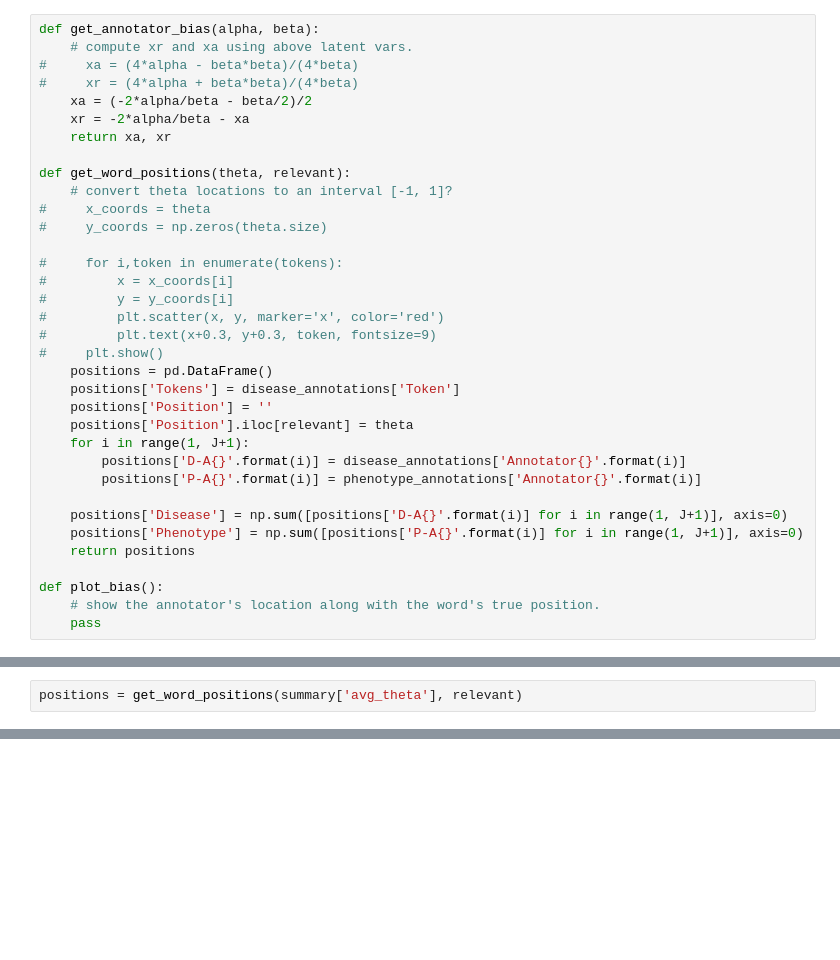
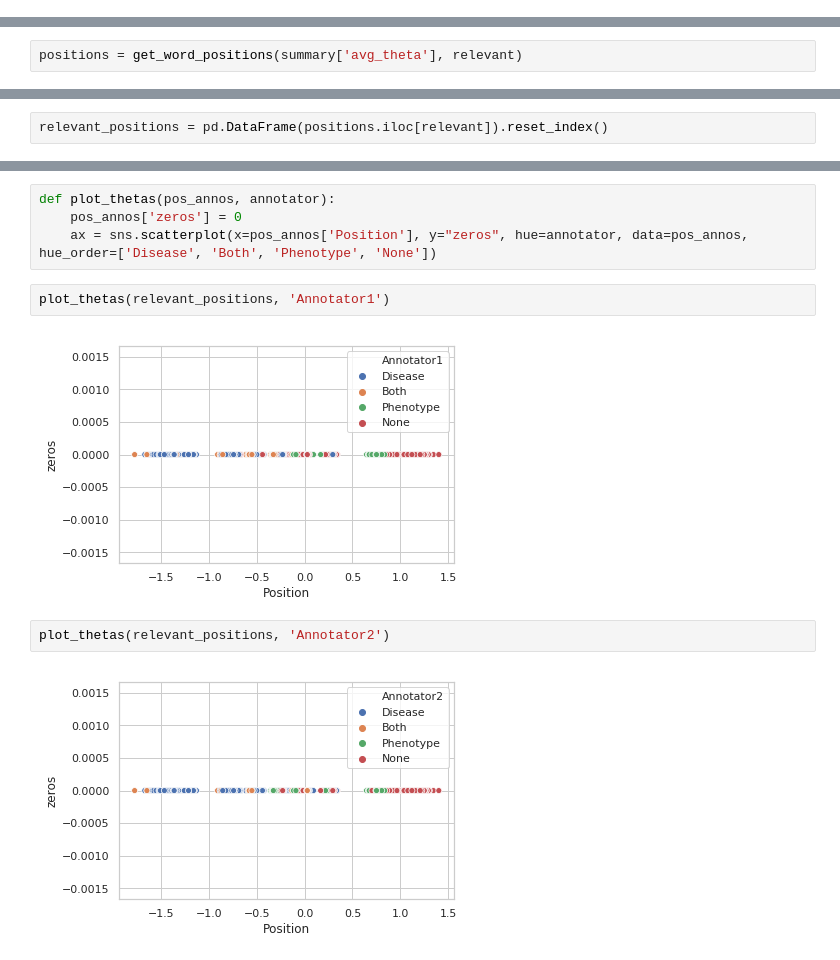
Before and after one commit to AkshitaB/scripps, a Jupyter notebook: graphical/BiasAndPosition.ipynb, the cells around one changed output, grey strips where cells are left out. Drawn from its saved outputs; the diff is of its cells as text; blank space fills up the shorter version.

```diff
--- a/graphical/BiasAndPosition.ipynb
+++ b/graphical/BiasAndPosition.ipynb
@@ -300,35 +297,0 @@ avg_theta: [0.03713802 1.46893786 1.39637738 ... 1.30164185 1.36296288 1.2506040
-# %%
-def get_annotator_bias(alpha, beta):
-    # compute xr and xa using above latent vars.
-#     xa = (4*alpha - beta*beta)/(4*beta)
-#     xr = (4*alpha + beta*beta)/(4*beta)
-    xa = (-2*alpha/beta - beta/2)/2
-    xr = -2*alpha/beta - xa
-    return xa, xr
-
-def get_word_positions(theta, relevant):
-    # convert theta locations to an interval [-1, 1]?
-#     x_coords = theta
-#     y_coords = np.zeros(theta.size)
-
-#     for i,token in enumerate(tokens):
-#         x = x_coords[i]
-#         y = y_coords[i]
-#         plt.scatter(x, y, marker='x', color='red')
-#         plt.text(x+0.3, y+0.3, token, fontsize=9)
-#     plt.show()
-    positions = pd.DataFrame()
-    positions['Tokens'] = disease_annotations['Token']
-    positions['Position'] = ''
-    positions['Position'].iloc[relevant] = theta
-    for i in range(1, J+1):
-        positions['D-A{}'.format(i)] = disease_annotations['Annotator{}'.format(i)]
-        positions['P-A{}'.format(i)] = phenotype_annotations['Annotator{}'.format(i)]
-
-    positions['Disease'] = np.sum([positions['D-A{}'.format(i)] for i in range(1, J+1)], axis=0)
-    positions['Phenotype'] = np.sum([positions['P-A{}'.format(i)] for i in range(1, J+1)], axis=0)
-    return positions
-
-def plot_bias():
-    # show the annotator's location along with the word's true position.
-    pass
@@ -429,0 +389,2 @@ all_vars['thetas']
+# %%
+relevant_positions = pd.DataFrame(positions.iloc[relevant]).reset_index()
@@ -429,0 +412,12 @@ all_vars['thetas']
+# %%
+def plot_thetas(pos_annos, annotator):
+    pos_annos['zeros'] = 0
+    ax = sns.scatterplot(x=pos_annos['Position'], y="zeros", hue=annotator, data=pos_annos, hue_order=['Disease', 'Both', 'Phenotype', 'None'])
+# %%
+plot_thetas(relevant_positions, 'Annotator1')
+# %% [output]
+[figure, added]
+# %%
+plot_thetas(relevant_positions, 'Annotator2')
+# %% [output]
+[figure, added]
```
Also changed, not shown: parts of 31 cells of this notebook.
